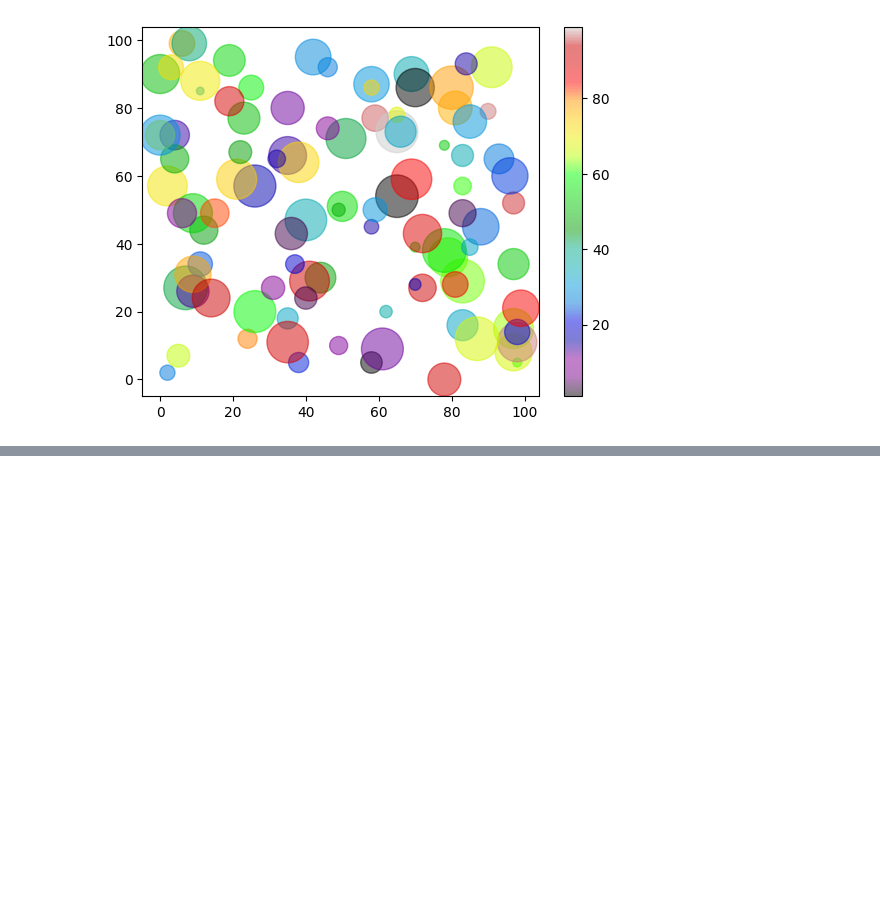
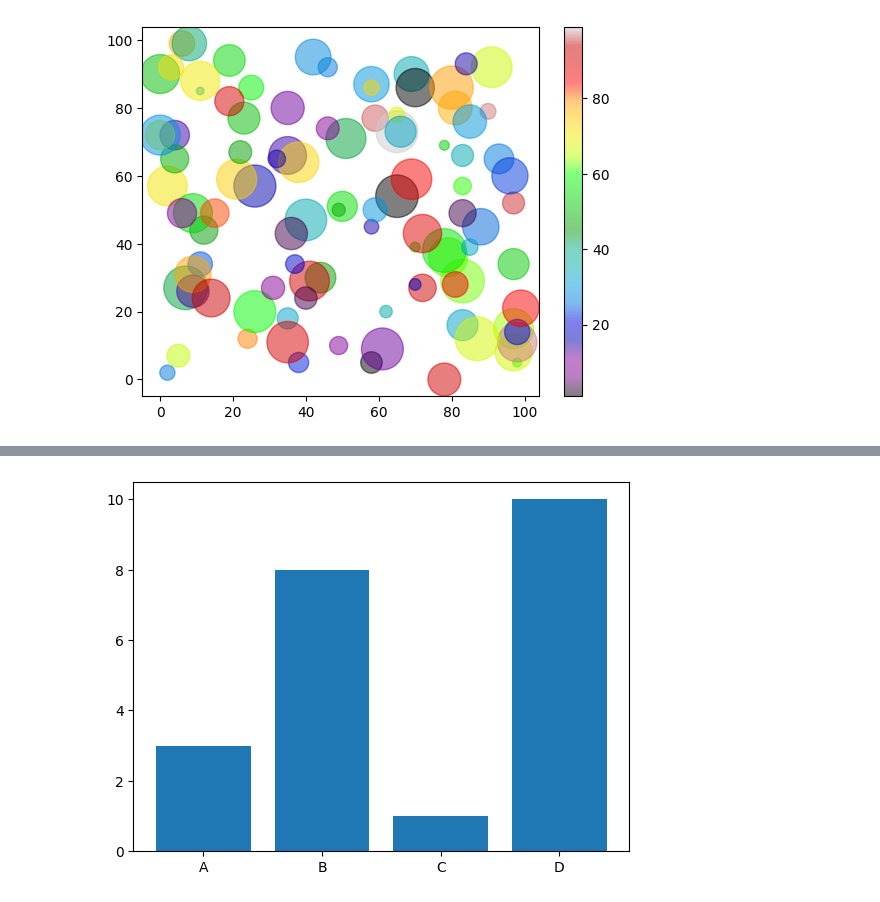
Before and after one commit to llawlaw23/Python_101, a Jupyter notebook: Python.ipynb, the cells around one changed output, grey strips where cells are left out. Cells and saved outputs as stored; diff of their text form; code cells hidden in the pictures; blank space fills up the shorter version.

```diff
--- a/Python.ipynb
+++ b/Python.ipynb
@@ -2671,0 +2685,5 @@ plt.show()
+# %%
+plt.bar(x, y, width = 0.8)
+plt.show()
+# %% [output]
+[figure, added]
```
Also changed, not shown: parts of 9 cells of this notebook.
